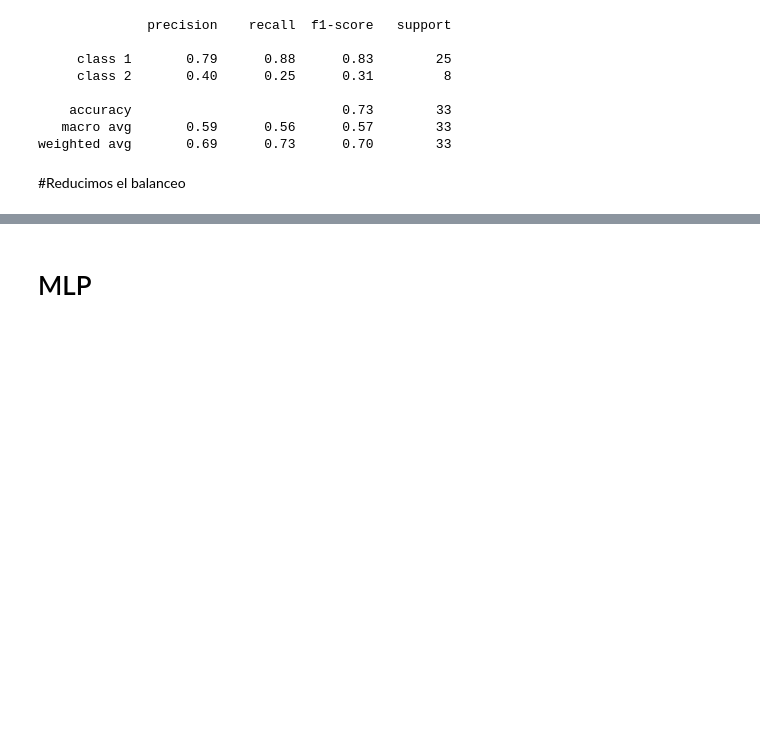
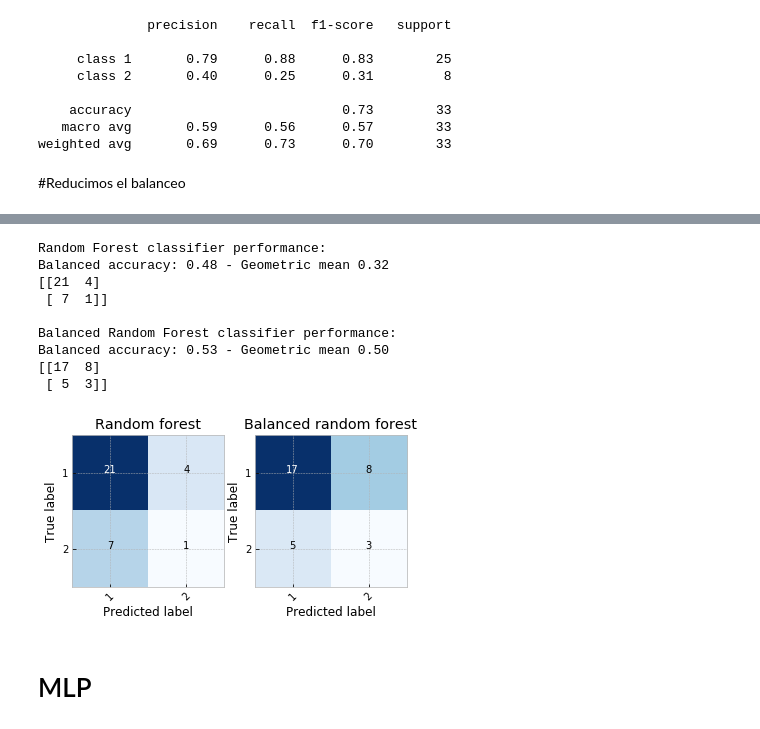
Before and after one commit to fire-classifying/fireclass, a Jupyter notebook: fire_classify_2classes.ipynb, the cells around one changed output, grey strips where cells are left out. Cells and saved outputs as stored; diff of their text form; code cells hidden in the pictures; blank space fills up the shorter version.

```diff
--- a/fire_classify_2classes.ipynb
+++ b/fire_classify_2classes.ipynb
@@ -514,3 +608,48 @@ weighted avg       0.69      0.73      0.70        33
+# %%
+## Classification using random forest classifier with and without sampling
+from imblearn.ensemble import BalancedRandomForestClassifier
+
+rf = RandomForestClassifier(n_estimators=50, random_state=0, n_jobs=-1)
+brf = BalancedRandomForestClassifier(n_estimators=50, random_state=0,
+                                     n_jobs=-1)
+
+rf.fit(X_train, y_train)
+brf.fit(X_train, y_train)
+
+y_pred_rf = rf.predict(X_test)
+y_pred_brf = brf.predict(X_test)
+
+# Similarly to the previous experiment, the balanced classifier outperform the
+# classifier which learn from imbalanced bootstrap samples. In addition, random
+# forest outsperforms the bagging classifier.
+
+print('Random Forest classifier performance:')
+print('Balanced accuracy: {:.2f} - Geometric mean {:.2f}'
+      .format(balanced_accuracy_score(y_test, y_pred_rf),
+              geometric_mean_score(y_test, y_pred_rf)))
+cm_rf = confusion_matrix(y_test, y_pred_rf)
+fig, ax = plt.subplots(ncols=2)
+plot_confusion_matrix(cm_rf, classes=np.unique(outputs), ax=ax[0],
+                      title='Random forest')
+
+print('Balanced Random Forest classifier performance:')
+print('Balanced accuracy: {:.2f} - Geometric mean {:.2f}'
+      .format(balanced_accuracy_score(y_test, y_pred_brf),
+              geometric_mean_score(y_test, y_pred_brf)))
+cm_brf = confusion_matrix(y_test, y_pred_brf)
+plot_confusion_matrix(cm_brf, classes=np.unique(outputs), ax=ax[1],
+                      title='Balanced random forest')
+# %% [output]
+Random Forest classifier performance:
+Balanced accuracy: 0.48 - Geometric mean 0.32
+[[21  4]
+ [ 7  1]]
+
+Balanced Random Forest classifier performance:
+Balanced accuracy: 0.53 - Geometric mean 0.50
+[[17  8]
+ [ 5  3]]
+[figure, added]
 # %% [markdown]
 # MLP
 # %%
```
Also changed, not shown: parts of 11 cells of this notebook.
